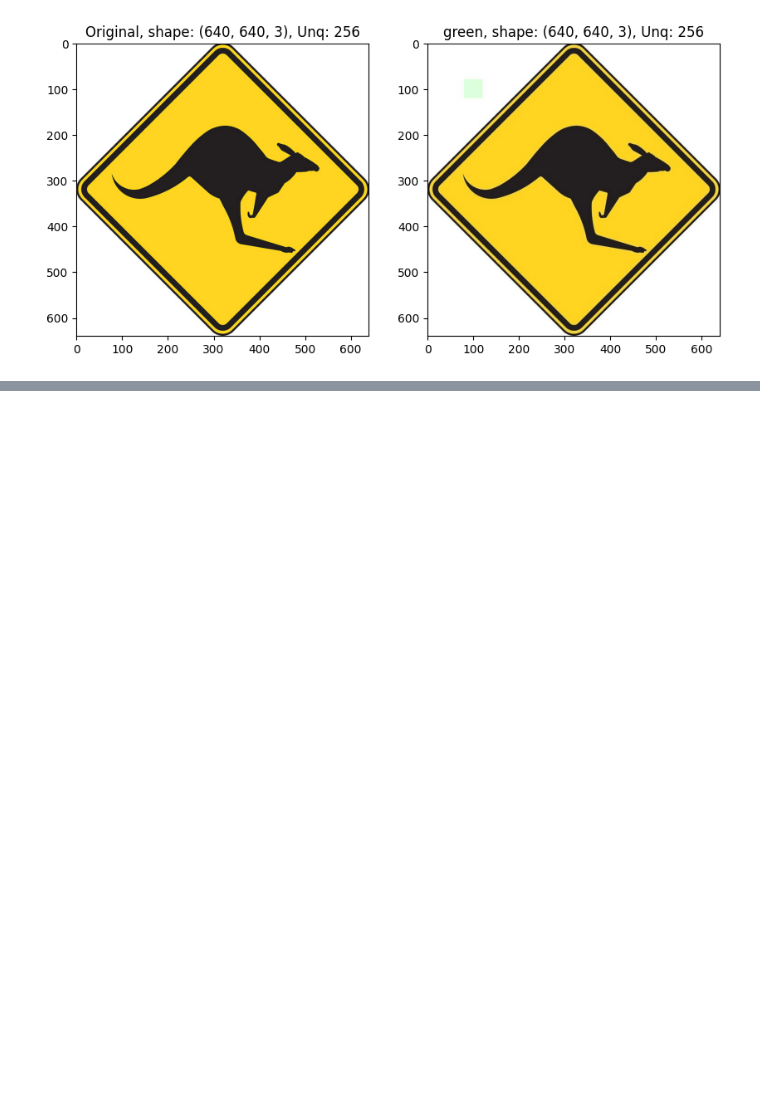
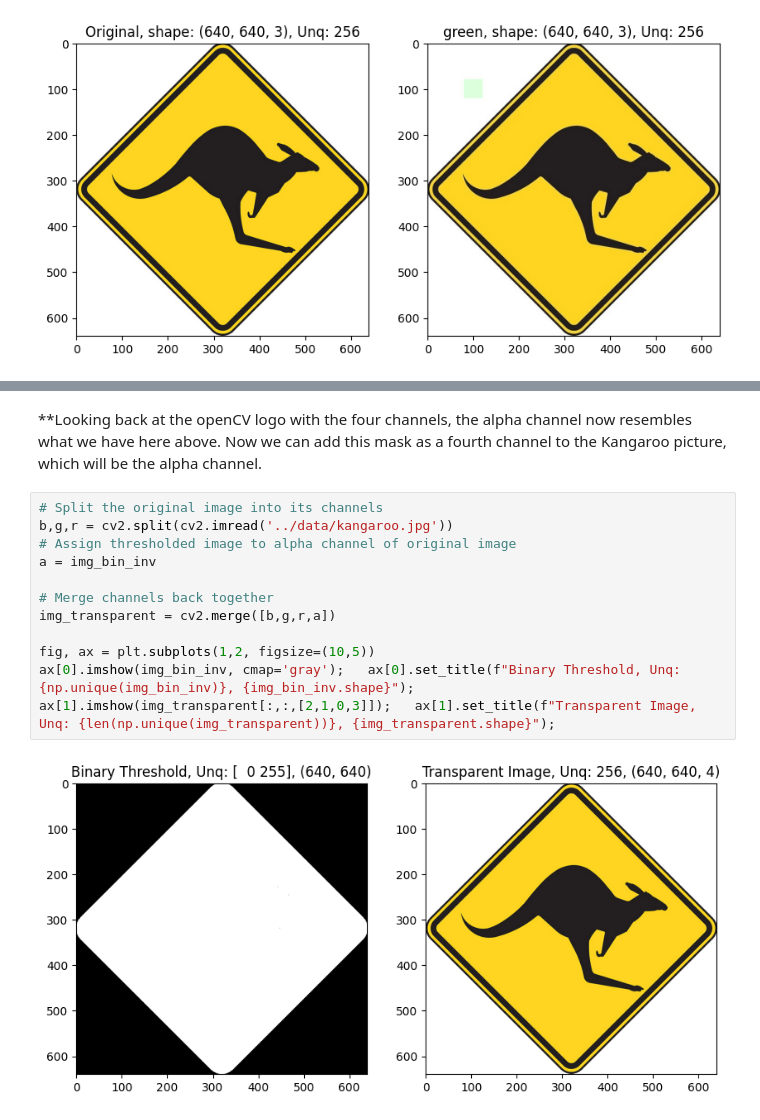
Before and after one commit to kurtgrothe/opencv, a Jupyter notebook: courses/1-mastering-opencv-with-python/modules/2-basic-img-operations/code/4-alpha_ch.ipynb, the cells around one changed output, grey strips where cells are left out. Drawn from its saved outputs; the diff is of its cells as text; blank space fills up the shorter version.

Commit message:
alpha ch complete

```diff
--- a/courses/1-mastering-opencv-with-python/modules/2-basic-img-operations/code/4-alpha_ch.ipynb
+++ b/courses/1-mastering-opencv-with-python/modules/2-basic-img-operations/code/4-alpha_ch.ipynb
@@ -46,0 +71,16 @@ _, img_bin2 = cv2.threshold(img, 230, 255, cv2.THRESH_BINARY)
+# %% [markdown]
+**Looking back at the openCV logo with the four channels, the alpha channel now resembles what we have here above. Now we can add this mask as a fourth channel to the Kangaroo picture, which will be the alpha channel.
+# %%
+# Split the original image into its channels
+b,g,r = cv2.split(cv2.imread('../data/kangaroo.jpg'))
+# Assign thresholded image to alpha channel of original image
+a = img_bin_inv
+
+# Merge channels back together
+img_transparent = cv2.merge([b,g,r,a])
+
+fig, ax = plt.subplots(1,2, figsize=(10,5))
+ax[0].imshow(img_bin_inv, cmap='gray');   ax[0].set_title(f"Binary Threshold, Unq: {np.unique(img_bin_inv)}, {img_bin_inv.shape}");
+ax[1].imshow(img_transparent[:,:,[2,1,0,3]]);   ax[1].set_title(f"Transparent Image, Unq: {len(np.unique(img_transparent))}, {img_transparent.shape}");
+# %% [output]
+[figure, added]
```
Also changed, not shown: parts of 13 cells of this notebook, 2 other files.
